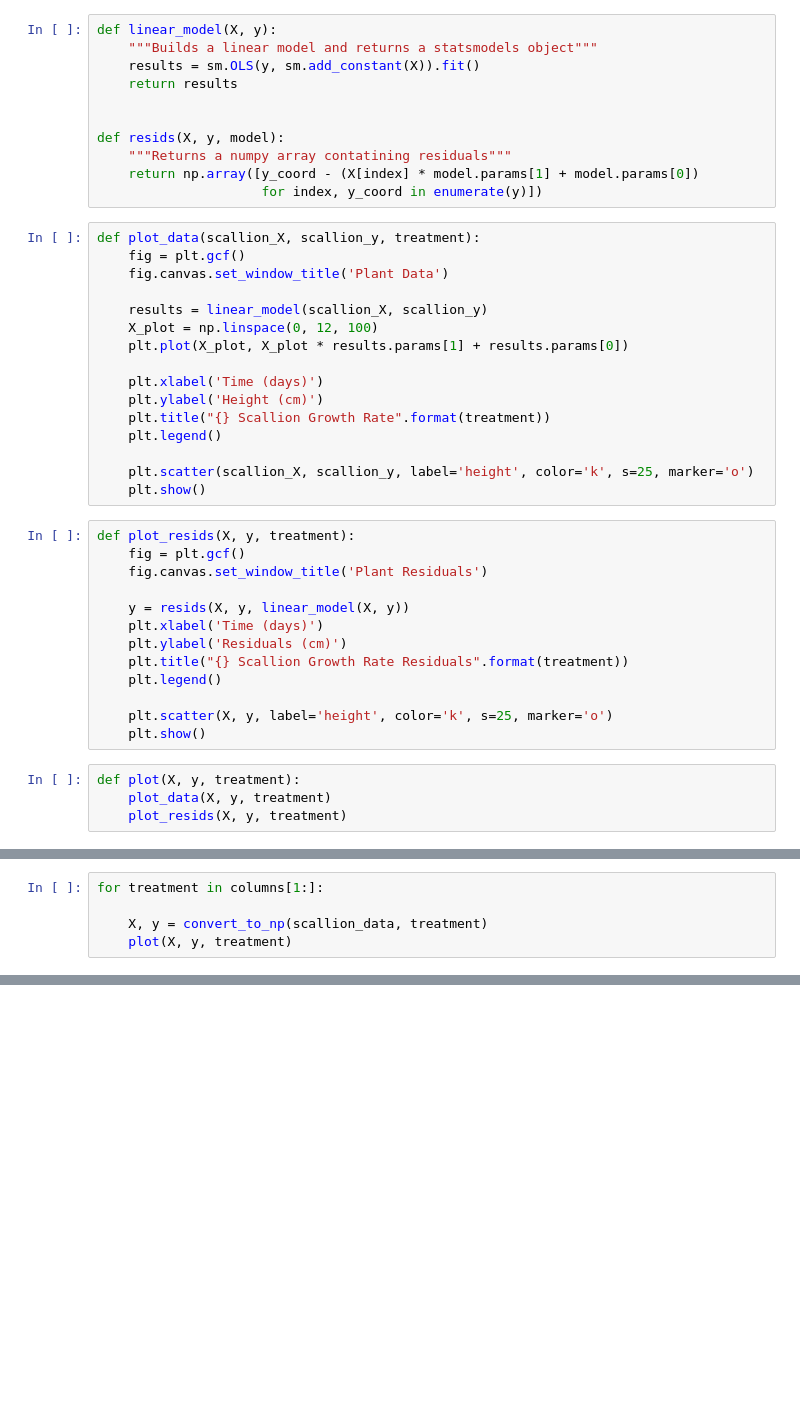
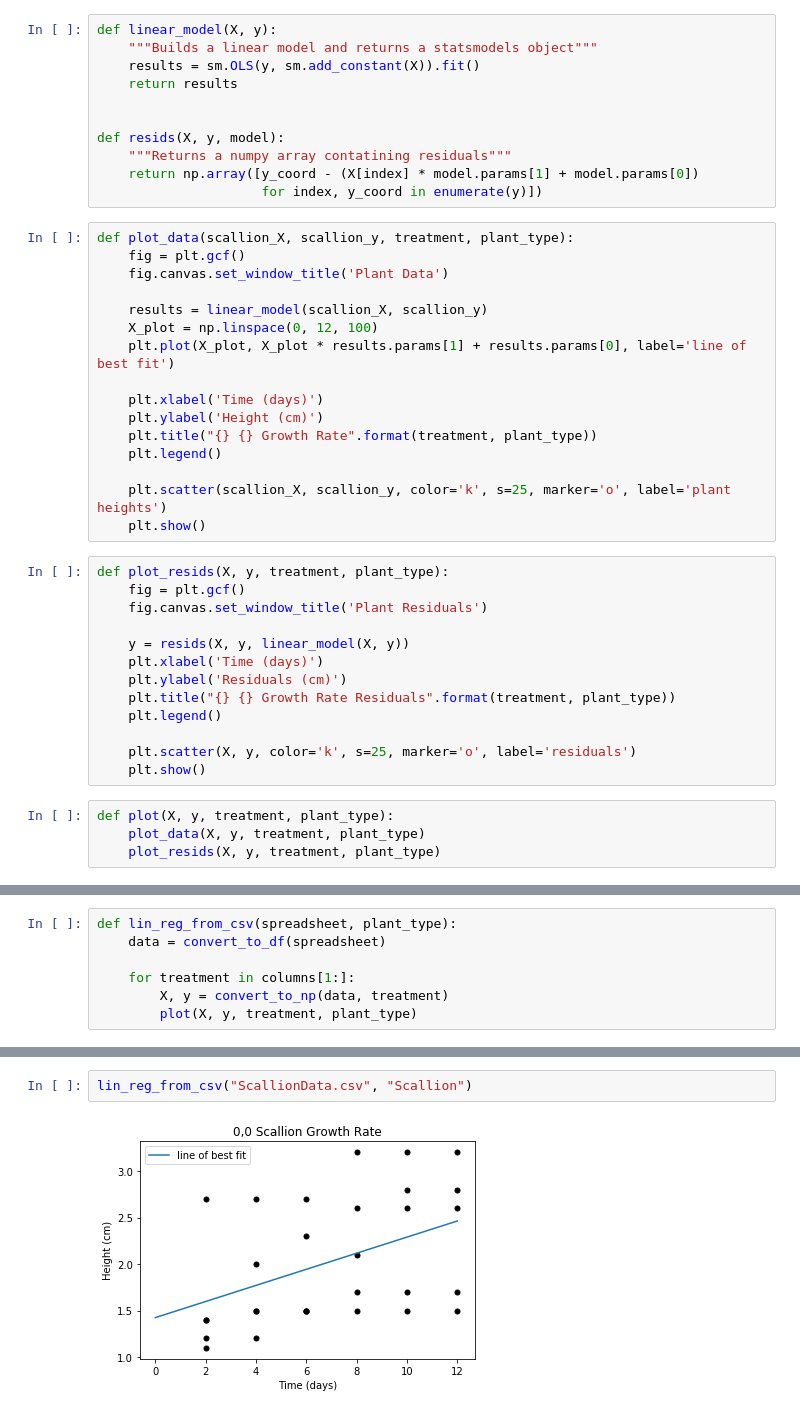
Before and after one commit to LordDarkula/StatsProject, a Jupyter notebook: plant_stats.ipynb, the cells around one changed output, grey strips where cells are left out. Cells and saved outputs as stored; diff of their text form; blank space fills up the shorter version.

```diff
--- a/plant_stats.ipynb
+++ b/plant_stats.ipynb
@@ -60,35 +60,35 @@ def resids(X, y, model):
     return np.array([y_coord - (X[index] * model.params[1] + model.params[0])
                      for index, y_coord in enumerate(y)])
 # %%
-def plot_data(scallion_X, scallion_y, treatment):
+def plot_data(scallion_X, scallion_y, treatment, plant_type):
     fig = plt.gcf()
     fig.canvas.set_window_title('Plant Data')
 
     results = linear_model(scallion_X, scallion_y)
     X_plot = np.linspace(0, 12, 100)
-    plt.plot(X_plot, X_plot * results.params[1] + results.params[0])
+    plt.plot(X_plot, X_plot * results.params[1] + results.params[0], label='line of best fit')
 
     plt.xlabel('Time (days)')
     plt.ylabel('Height (cm)')
-    plt.title("{} Scallion Growth Rate".format(treatment))
+    plt.title("{} {} Growth Rate".format(treatment, plant_type))
     plt.legend()
 
-    plt.scatter(scallion_X, scallion_y, label='height', color='k', s=25, marker='o')
+    plt.scatter(scallion_X, scallion_y, color='k', s=25, marker='o', label='plant heights')
     plt.show()
 # %%
-def plot_resids(X, y, treatment):
+def plot_resids(X, y, treatment, plant_type):
     fig = plt.gcf()
     fig.canvas.set_window_title('Plant Residuals')
 
     y = resids(X, y, linear_model(X, y))
     plt.xlabel('Time (days)')
     plt.ylabel('Residuals (cm)')
-    plt.title("{} Scallion Growth Rate Residuals".format(treatment))
+    plt.title("{} {} Growth Rate Residuals".format(treatment, plant_type))
     plt.legend()
 
-    plt.scatter(X, y, label='height', color='k', s=25, marker='o')
+    plt.scatter(X, y, color='k', s=25, marker='o', label='residuals')
     plt.show()
 # %%
-def plot(X, y, treatment):
-    plot_data(X, y, treatment)
-    plot_resids(X, y, treatment)
+def plot(X, y, treatment, plant_type):
+    plot_data(X, y, treatment, plant_type)
+    plot_resids(X, y, treatment, plant_type)
@@ -116,5 +95,7 @@ print(scallion_data)
 # %%
-for treatment in columns[1:]:
+def lin_reg_from_csv(spreadsheet, plant_type):
+    data = convert_to_df(spreadsheet)
 
-    X, y = convert_to_np(scallion_data, treatment)
-    plot(X, y, treatment)
+    for treatment in columns[1:]:
+        X, y = convert_to_np(data, treatment)
+        plot(X, y, treatment, plant_type)
@@ -134,0 +105,4 @@ for treatment in columns[1:]:
+# %%
+lin_reg_from_csv("ScallionData.csv", "Scallion")
+# %% [output]
+[figure, added]
```
Also changed, not shown: parts of 7 cells of this notebook, 1 other file.
